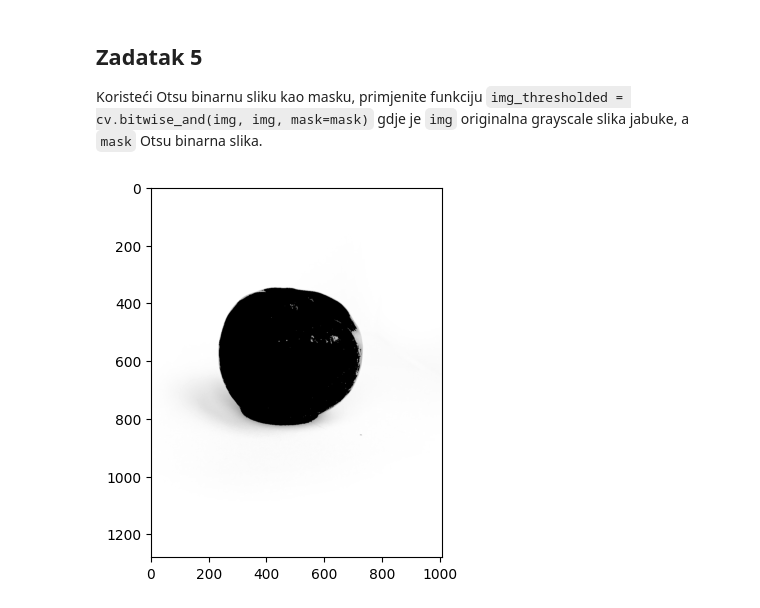
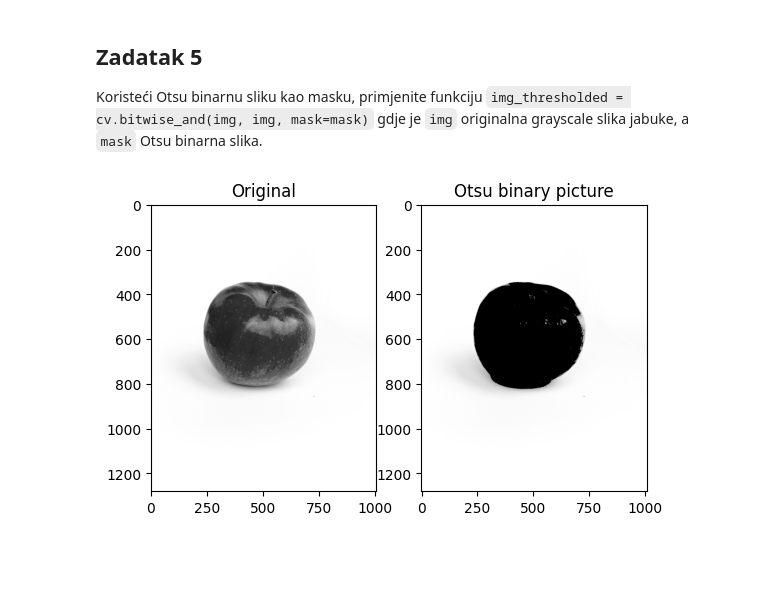
Before and after one commit to MisterRus01/AbstractFactoryDZ, a Jupyter notebook: lab2.ipynb, the cells around one changed output. Drawn from its saved outputs; the diff is of its cells as text; code cells hidden in the pictures; blank space fills up the shorter version.

```diff
--- a/lab2.ipynb
+++ b/lab2.ipynb
@@ -217,8 +217,14 @@ Takvu binarnu sliku mozemo korisiti kao **masku** za originalnu sliku. Maska je
 
 Koristeći Otsu binarnu sliku kao masku, primjenite funkciju `img_thresholded = cv.bitwise_and(img, img, mask=mask)` gdje je `img` originalna grayscale slika jabuke, a `mask` Otsu binarna slika.
 # %%
+plt.subplot(1, 2, 1)
+plt.imshow(img5, cmap='gray')
+plt.title('Original')
+
 img_thresholded = cv.bitwise_and(img5, img5, mask=thresh)
+plt.subplot(1, 2, 2)
 plt.imshow(img_thresholded, cmap='gray')
+plt.title('Otsu binary picture')
 plt.show()
 # %% [output]
-[figure, old version]
+[figure, new version]
```
